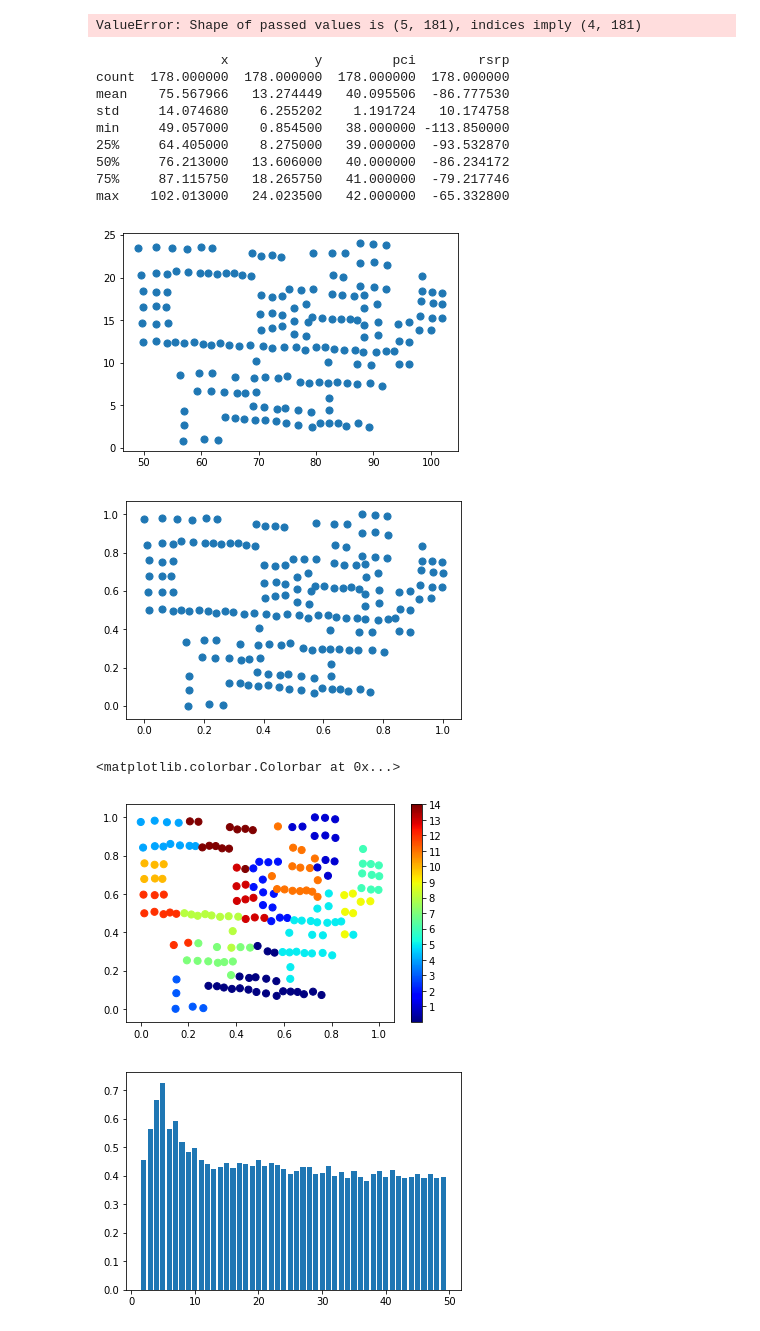
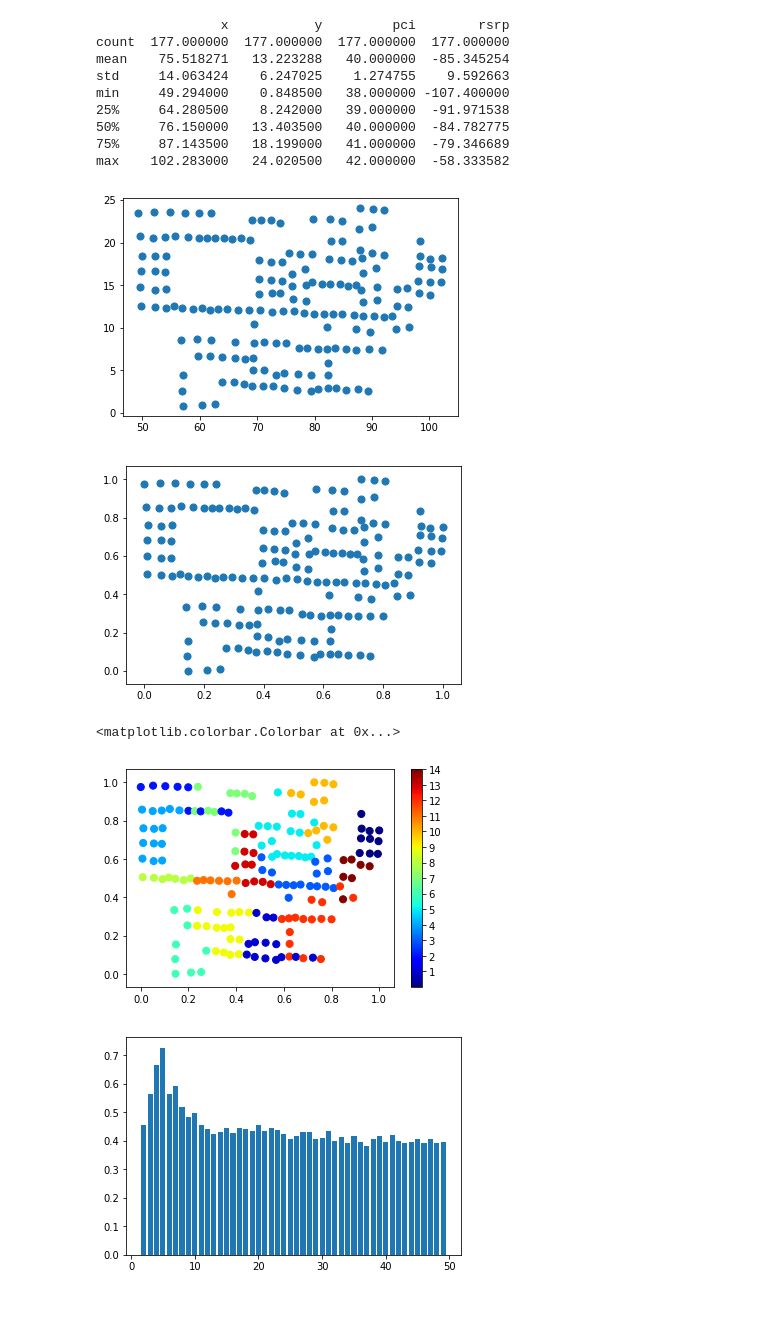
Before and after one commit to KJtiming/RadioMap, a Jupyter notebook: cluster.ipynb, the cells around one changed output. Saved outputs shown, nothing was run; the diff lists cells and outputs as text; code cells hidden in the pictures.

```diff
--- a/cluster.ipynb
+++ b/cluster.ipynb
@@ -41,13 +39,11 @@ Using TensorFlow backend.
 # %%
-data = np.genfromtxt('./interface/rsrp_set33_noleft.csv', delimiter=',')
+data = np.genfromtxt('./interface/rsrp_set3_noleft.csv', delimiter=',')
 df = pd.DataFrame(data,columns=['x','y','pci','rsrp'],index=None)
 
 #print(df)
-df.to_csv('./interface/rsrp_set16_noleft_pd.csv',index=None)
+df.to_csv('./interface/rsrp_set3_noleft_pd.csv',index=None)
-# %% [output]
-ValueError: Shape of passed values is (5, 181), indices imply (4, 181)
 # %%
-rem_pci_all = pd.read_csv("./interface/rsrp_set16_noleft_pd.csv")
+rem_pci_all = pd.read_csv("./interface/rsrp_set3_noleft_pd.csv")
 #rem_pci_all = pd.read_csv("./interface/rsrp_set33_nodis_noleft.csv")
 #rem_pci_all = pd.read_csv("rem_pci_train_pd.csv")
 #rem_pci = pd.read_csv("rem_rsrp_train_pd.csv")
@@ -60,15 +56,15 @@ plt.scatter(rem_pci_all['x'], rem_pci_all['y'], s=50);
 print(rem_pci_all.describe())
 # %% [output]
                 x           y         pci        rsrp
-count  178.000000  178.000000  178.000000  178.000000
-mean    75.567966   13.274449   40.095506  -86.777530
-std     14.074680    6.255202    1.191724   10.174758
-min     49.057000    0.854500   38.000000 -113.850000
-25%     64.405000    8.275000   39.000000  -93.532870
-50%     76.213000   13.606000   40.000000  -86.234172
-75%     87.115750   18.265750   41.000000  -79.217746
-max    102.013000   24.023500   42.000000  -65.332800
+count  177.000000  177.000000  177.000000  177.000000
+mean    75.518271   13.223288   40.000000  -85.345254
+std     14.063424    6.247025    1.274755    9.592663
+min     49.294000    0.848500   38.000000 -107.400000
+25%     64.280500    8.242000   39.000000  -91.971538
+50%     76.150000   13.403500   40.000000  -84.782775
+75%     87.143500   18.199000   41.000000  -79.346689
+max    102.283000   24.020500   42.000000  -58.333582
-[figure, old version]
+[figure, new version]
 # %%
 #rem_pci_all = preprocessing.scale(rem_pci_all)
 #print (rem_pci_all)
@@ -170,7 +166,7 @@ for i in range(0,len(rem_pci_all_n_pd)):
 
 plt.scatter(rem_pci_all_n_pd['x'], rem_pci_all_n_pd['y'], s=50);
 # %% [output]
-[figure, old version]
+[figure, new version]
 # %%
 def group(rem_pci):
     #df.groupby('X','Y','PCI').transform(lambda x: x - x.mean())
@@ -219,35 +215,35 @@ plt.scatter(rem_pci_all_n_pd['x'], rem_pci_all_n_pd['y'], s=50, c=y_kmeans, cmap
 y_kmeans_pd = pd.DataFrame({'zone':y_kmeans})
 add_kmeans = pd.merge(rem_pci_all_pd,y_kmeans_pd, left_index=True, right_index=True)
 #print(add_kmeans)
 #add_kmeans = pd.merge(rem_pci_all_pd['pci'],add_kmeans, left_index=True, right_index=True)
 for i in range(14,-1,-1):
     add_kmeans['zone'].replace(i,i+1,inplace=True)
 '''
 add_kmeans['zone'].replace(5,6,inplace=True)
 add_kmeans['zone'].replace(4,5,inplace=True)
 add_kmeans['zone'].replace(3,4,inplace=True)
 add_kmeans['zone'].replace(2,3,inplace=True)
 add_kmeans['zone'].replace(1,2,inplace=True)
 add_kmeans['zone'].replace(0,1,inplace=True)
 '''
 add_kmeans['pci'] = add_kmeans['pci'].map(lambda x:int(x))
 
 add_kmeans.to_csv('aaa.csv')
 add_kmeans.values[:,:]
 add_kmeans = add_kmeans.drop(['pci_37','pci_38','pci_39','pci_40','pci_41','pci_42'], axis=1)
 add_kmeans = add_kmeans[['x','y','pci','rsrp','zone']]
 add_kmeans = add_kmeans.values
 #print(add_kmeans)
-np.savetxt('./zone_result/set16_noleft_cluster.csv', add_kmeans, delimiter=',', fmt='%s')
+np.savetxt('./zone_result/set3_noleft_cluster.csv', add_kmeans, delimiter=',', fmt='%s')
 #y_kmeans = np.reshape(y_kmeans, (27, 105))
 #np.savetxt('y_kmeans.csv', y_kmeans, delimiter=',', fmt='%f')
 cluster_labels = kmeans_fit.labels_
 silhouette_avg = metrics.silhouette_score(rem_pci_all_n_pd, cluster_labels)
 #print(silhouette_avg)
 plt.colorbar(ticks=range(1,15))
 # %% [output]
 <matplotlib.colorbar.Colorbar at 0x...>
-[figure, old version]
+[figure, new version]
 # %%
 # 迴圈
 silhouette_avgs = []
```
Also changed, not shown: parts of 1 cell of this notebook, 11 other files.
